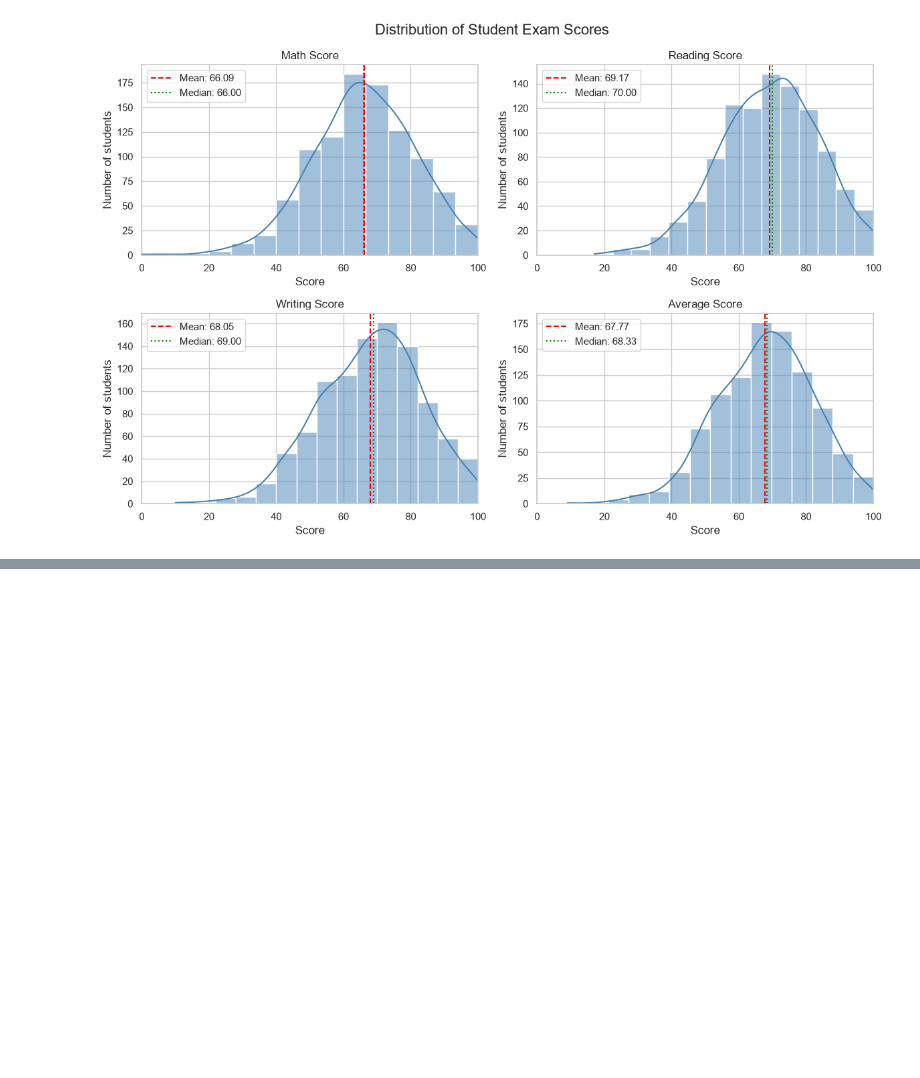
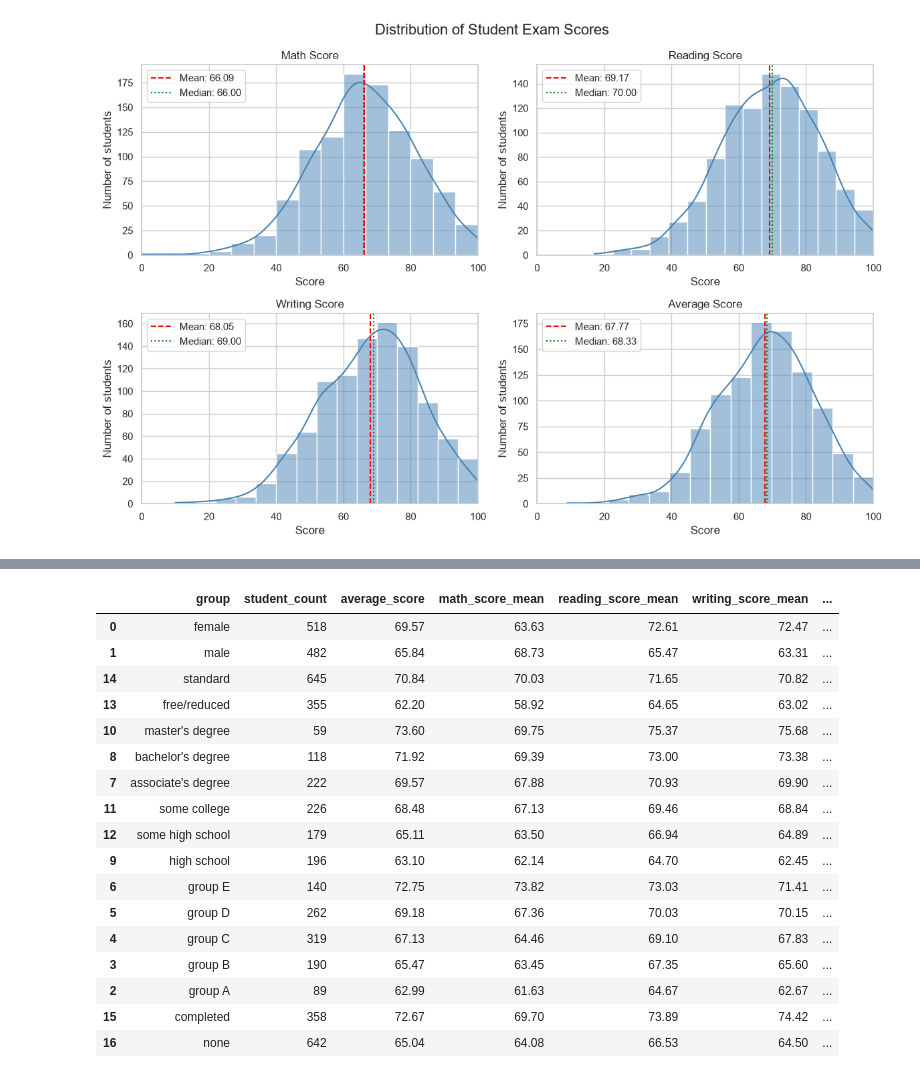
Before and after one commit to FawazKhaled/KAUSTxAI-Training, a Jupyter notebook: Rung_1/eda.ipynb, the cells around one changed output, grey strips where cells are left out. Saved outputs shown, nothing was run; the diff lists cells and outputs as text; code cells hidden in the pictures; blank space fills up the shorter version.

```diff
--- a/Rung_1/eda.ipynb
+++ b/Rung_1/eda.ipynb
@@ -505,0 +594,45 @@ plt.show()
+# %%
+group_comparisons = pd.concat(
+    [
+        df.groupby(column, observed=True).agg(
+            student_count=("average score", "size"),
+            average_score=("average score", "mean"),
+            math_score_mean=("math score", "mean"),
+            reading_score_mean=("reading score", "mean"),
+            writing_score_mean=("writing score", "mean"),
+        )
+        .assign(category=column)
+        .rename_axis("group")
+        .reset_index()
+        for column in categorical_columns
+    ],
+    ignore_index=True,
+)
+
+score_mean_columns = [
+    "average_score",
+    "math_score_mean",
+    "reading_score_mean",
+    "writing_score_mean",
+]
+group_comparisons[score_mean_columns] = group_comparisons[score_mean_columns].round(2)
+group_comparisons.sort_values(["category", "average_score"], ascending=[True, False])
+# %% [output]
+|  | group | student_count | average_score | math_score_mean | reading_score_mean | writing_score_mean | ... |
+| 0 | female | 518 | 69.57 | 63.63 | 72.61 | 72.47 | ... |
+| 1 | male | 482 | 65.84 | 68.73 | 65.47 | 63.31 | ... |
+| 14 | standard | 645 | 70.84 | 70.03 | 71.65 | 70.82 | ... |
+| 13 | free/reduced | 355 | 62.20 | 58.92 | 64.65 | 63.02 | ... |
+| 10 | master's degree | 59 | 73.60 | 69.75 | 75.37 | 75.68 | ... |
+| 8 | bachelor's degree | 118 | 71.92 | 69.39 | 73.00 | 73.38 | ... |
+| 7 | associate's degree | 222 | 69.57 | 67.88 | 70.93 | 69.90 | ... |
+| 11 | some college | 226 | 68.48 | 67.13 | 69.46 | 68.84 | ... |
+| 12 | some high school | 179 | 65.11 | 63.50 | 66.94 | 64.89 | ... |
+| 9 | high school | 196 | 63.10 | 62.14 | 64.70 | 62.45 | ... |
+| 6 | group E | 140 | 72.75 | 73.82 | 73.03 | 71.41 | ... |
+| 5 | group D | 262 | 69.18 | 67.36 | 70.03 | 70.15 | ... |
+| 4 | group C | 319 | 67.13 | 64.46 | 69.10 | 67.83 | ... |
+| 3 | group B | 190 | 65.47 | 63.45 | 67.35 | 65.60 | ... |
+| 2 | group A | 89 | 62.99 | 61.63 | 64.67 | 62.67 | ... |
+| 15 | completed | 358 | 72.67 | 69.70 | 73.89 | 74.42 | ... |
+| 16 | none | 642 | 65.04 | 64.08 | 66.53 | 64.50 | ... |
```
Also changed, not shown: parts of 22 cells of this notebook, 6 other files.
